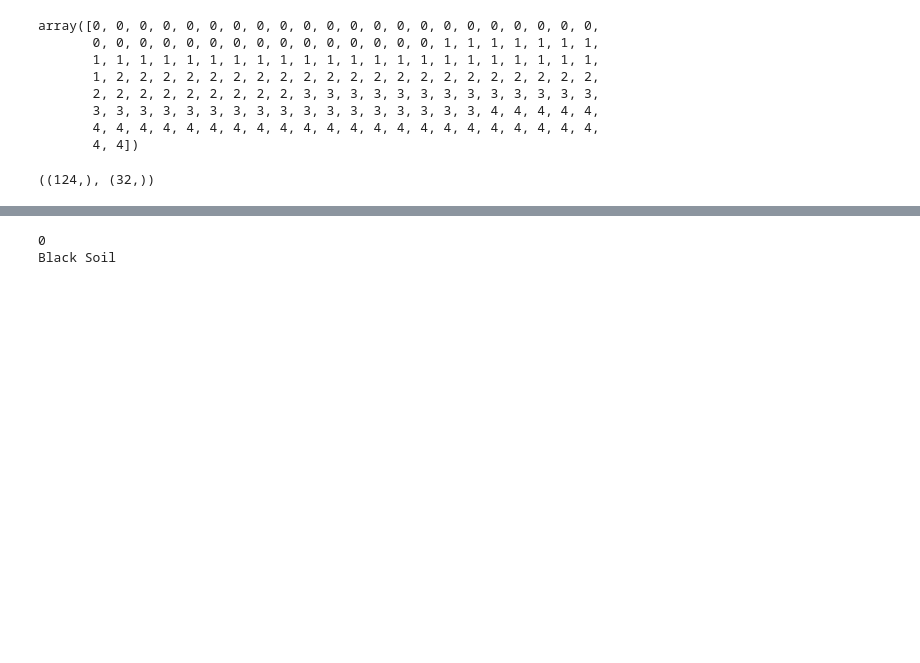
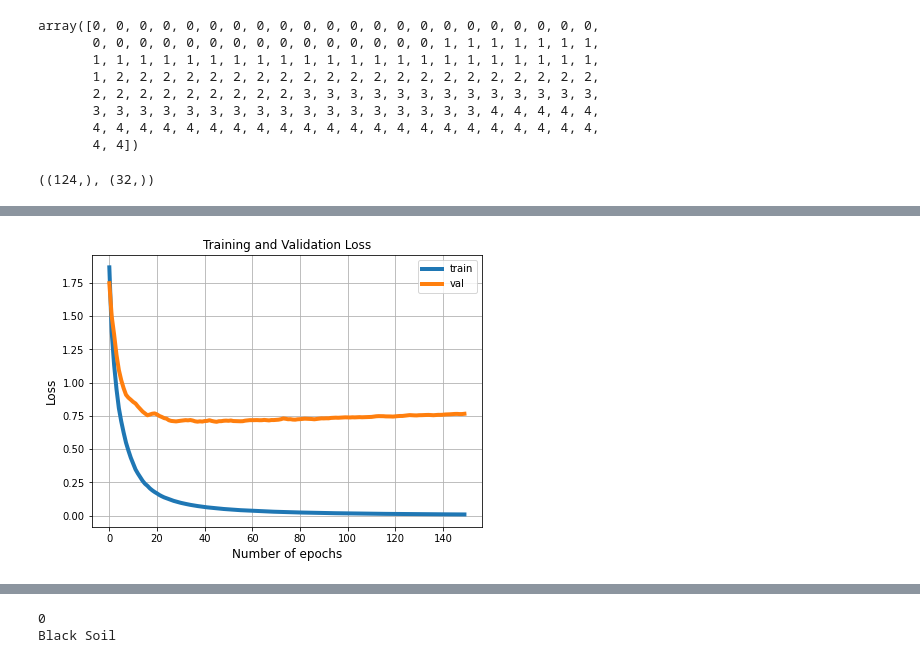
Before and after one commit to souvik0306/Soil-Type-Classification, a Jupyter notebook: soil.ipynb, the cells around one changed output, grey strips where cells are left out. Cells and saved outputs as stored; diff of their text form; code cells hidden in the pictures; blank space fills up the shorter version.

```diff
--- a/soil.ipynb
+++ b/soil.ipynb
@@ -214,3 +227,16 @@ Epoch 90/90
+# %%
+plt.figure(figsize=(7,5))
+plt.plot(history.history['loss'],linewidth = 4)
+plt.plot(history.history['val_loss'],linewidth = 4)
+
+plt.title("Training and Validation Loss",fontsize=12)
+plt.ylabel("Loss",fontsize=12)
+plt.xlabel("Number of epochs",fontsize=12)
+plt.legend(['train','val'],loc = 'upper right')
+plt.grid()
+plt.show()
+# %% [output]
+[figure, added]
 # %%
 score,acc = model.evaluate(X_test_scaled,Y_test)
 print("Test Loss = ",score)
```
Also changed, not shown: parts of 7 cells of this notebook.
